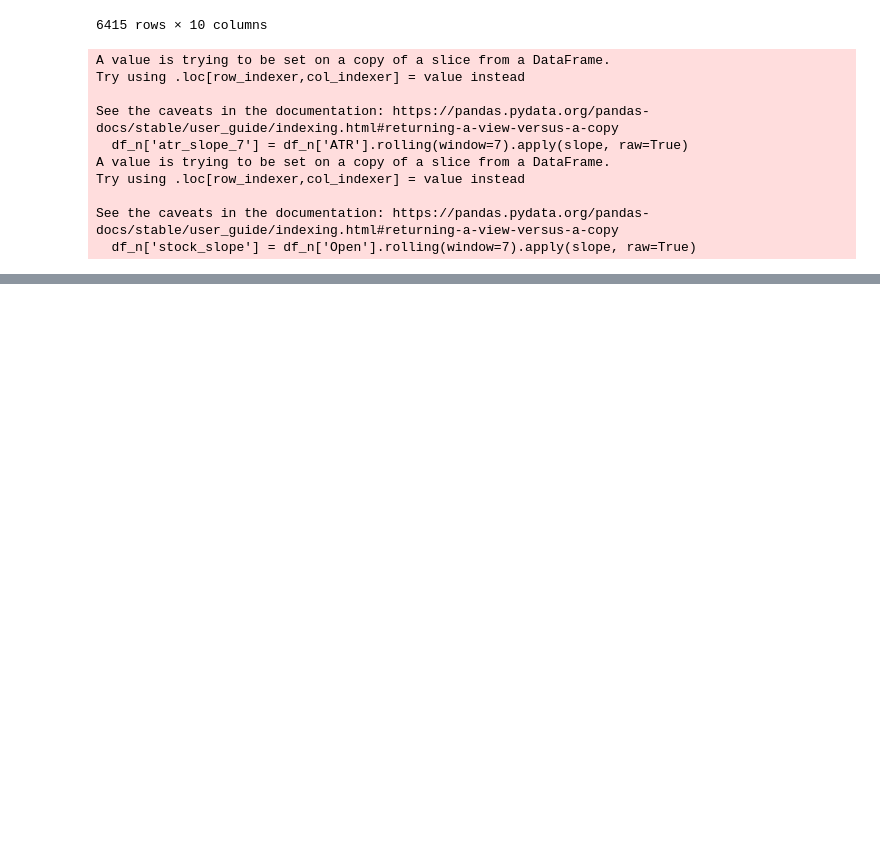
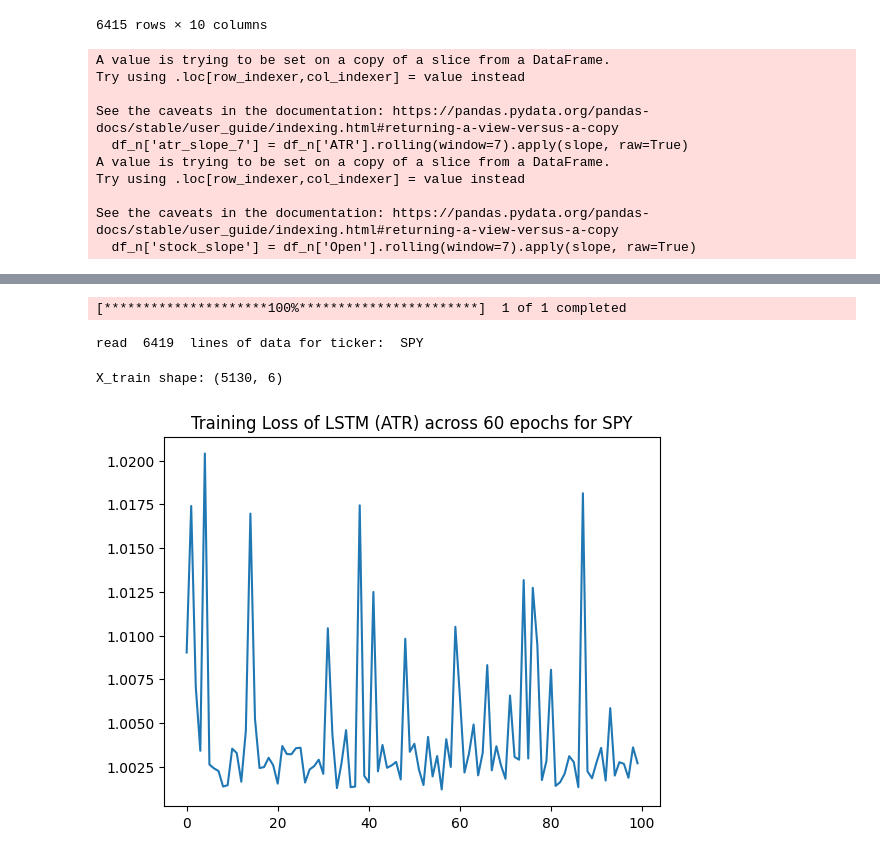
Before and after one commit to AkshayMurthy1/lstm-atr-prediction, a Jupyter notebook: stock-data/get_stock_data.ipynb, the cells around one changed output, grey strips where cells are left out. Cells and saved outputs as stored; diff of their text form; code cells hidden in the pictures; blank space fills up the shorter version.

```diff
--- a/stock-data/get_stock_data.ipynb
+++ b/stock-data/get_stock_data.ipynb
@@ -231,17 +230,23 @@ def PDE_loss(v_hat,):
     return 0
     #use torch.autograd to get PDE loss
 # %%
-def tt_split(df_n,vol_metric):
-    train = df_n.loc[[i<=len(df_n)*4/5 for i in range(len(df_n))]]
-    X_train = train[["index","Open","Close","High","Low", vol_metric]].to_numpy()
-    y_train = train[vol_metric].to_numpy()
+# def tt_split(df_n,vol_metric,scaler:StandardScaler):
+#     train = df_n.loc[[i<=len(df_n)*4/5 for i in range(len(df_n))]]
+#     X_train_no_met = train[["index","Open","Close","High","Low"]].to_numpy()
 
-    test = df_n.loc[[i>len(df_n)*4/5 for i in range(len(df_n))]]
-    X_test = test[["index","Open","Close","High","Low", vol_metric]].to_numpy()
-    y_test = test[vol_metric].to_numpy()
-    return X_train,y_train,X_test,y_test
+#     y_train = train[vol_metric].to_numpy()
+#     y_train = scaler.fit_transform(y_train.reshape(-1,1))
 
-X_train,y_train,X_test,y_test = tt_split(df_n,"ATR_normalized")
+#     X_train = np.concatenate((X_train_no_met,y_train),axis=1)
+#     print("X_train shape:", X_train.shape)
+#     test = df_n.loc[[i>len(df_n)*4/5 for i in range(len(df_n))]]
+#     X_test_no_met = test[["index","Open","Close","High","Low"]].to_numpy()
+#     y_test = test[vol_metric].to_numpy()
+#     y_test = scaler.transform(y_test.reshape(-1,1))
+
+#     X_test = np.concatenate((X_test_no_met,y_test),axis = 1)
+#     return X_train,y_train,X_test,y_test
+
 
 #bollinger bands
 #try moving median instead of moving average
@@ -473,10 +480,10 @@ import pandas as pd
 import warnings
 warnings.filterwarnings('ignore')
 # %%
-etfs = ['XLB','XLE','XLF','XLI','XLP','XLV','XLY','XLU']
-metrics = ["ATR_normalized","SD_normalized"]
-df = pd.DataFrame({"etf":[],"metric":[],"train_loss":[],"test_loss":[]})
-for etf in etfs[:2]:
-    for metric in metrics:
-        train_loss_atr, test_loss_atr = pipeline(etf,start,end,metric=metric)
-        df.loc[len(df)] = [etf,metric,train_loss_atr,test_loss_atr]
+# etfs = ['XLB','XLE','XLF','XLI','XLP','XLV','XLY','XLU']
+# metrics = ["ATR_normalized","SD_normalized"]
+# df = pd.DataFrame({"etf":[],"metric":[],"train_loss":[],"test_loss":[]})
+# for etf in etfs[:2]:
+#     for metric in metrics:
+#         train_loss_atr, test_loss_atr = pipeline(etf,start,end,metric=metric)
+#         df.loc[len(df)] = [etf,metric,train_loss_atr,test_loss_atr]
@@ -560,0 +664,11 @@ np.float64(133.23982522451678)
+# %%
+df = get_cleaned_df(ticker,start,end)
+# %% [output]
+[*********************100%***********************]  1 of 1 completed
+read  6419  lines of data for ticker:  SPY
+# %%
+vol_scaler = StandardScaler()
+model = get_trained_model(df,vol_scaler)
+# %% [output]
+X_train shape: (5130, 6)
+[figure, added]
```
Also changed, not shown: parts of 19 cells of this notebook, 8 other files.
